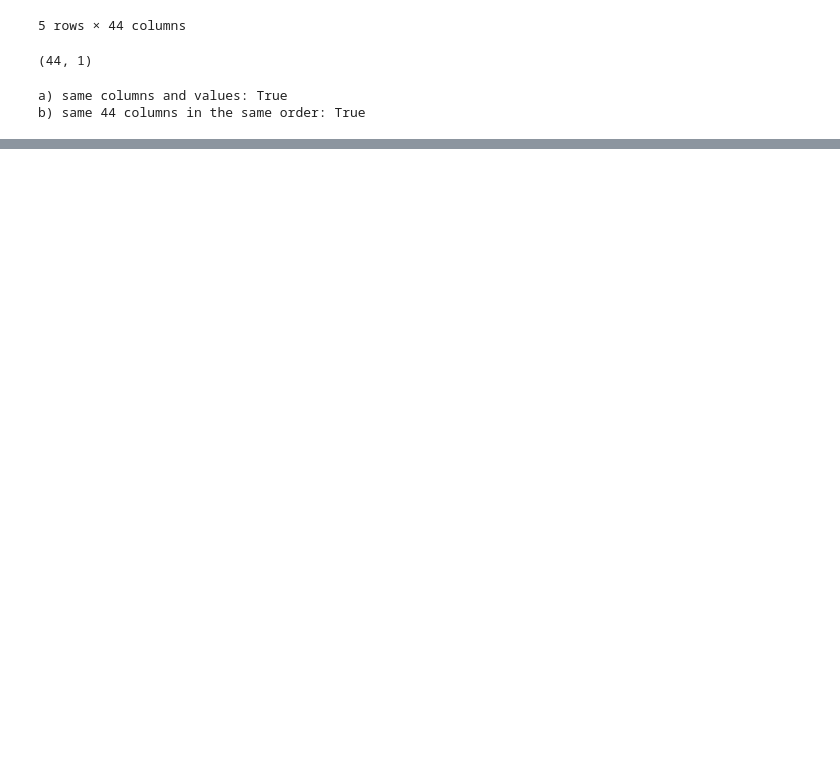
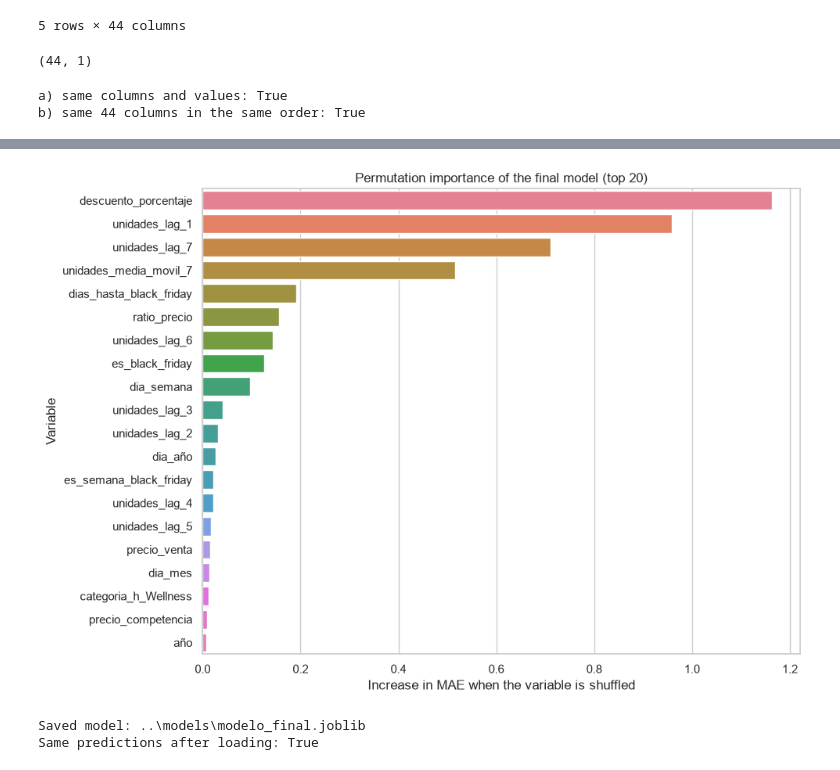
Before and after one commit to madatascienceml/black-friday-sales-forecasting, a Jupyter notebook: notebooks/entrenamiento.ipynb, the cells around one changed output, grey strips where cells are left out. Saved outputs shown, nothing was run; the diff lists cells and outputs as text; code cells hidden in the pictures; blank space fills up the shorter version.

```diff
--- a/notebooks/entrenamiento.ipynb
+++ b/notebooks/entrenamiento.ipynb
@@ -740,0 +1016,40 @@ b) same 44 columns in the same order: True
+# %%
+# Import the permutation importance function and joblib to save the model
+from sklearn.inspection import permutation_importance
+import joblib
+
+# Compute the permutation importance of the final model (increase in MAE when each predictor is shuffled)
+resultado = permutation_importance(
+    modelo_final, X_full, y_full,
+    scoring="neg_mean_absolute_error", n_repeats=10, random_state=42, n_jobs=-1,
+)
+
+# Build a dataframe sorted from the most to the least important predictor
+importancias_df = pd.DataFrame({
+    "variable": predictoras,
+    "importancia": resultado.importances_mean,
+    "desviacion": resultado.importances_std,
+}).sort_values("importancia", ascending=False).reset_index(drop=True)
+
+# Plot the top 20 predictors as horizontal bars, the most important at the top
+top_importancias = importancias_df.head(20)
+fig, ax = plt.subplots(figsize=(10, 7))
+sns.barplot(data=top_importancias, y="variable", x="importancia", hue="variable", legend=False, ax=ax)
+ax.set_title("Permutation importance of the final model (top 20)")
+ax.set_xlabel("Increase in MAE when the variable is shuffled")
+ax.set_ylabel("Variable")
+plt.tight_layout()
+plt.show()
+
+# Save the final model in the models folder
+ruta_modelo_final = ruta_modelos / "modelo_final.joblib"
+joblib.dump(modelo_final, ruta_modelo_final)
+
+# Check the saved file by loading it back and comparing its predictions with the in-memory model
+modelo_cargado = joblib.load(ruta_modelo_final)
+print("Saved model:", ruta_modelo_final)
+print("Same predictions after loading:", np.allclose(modelo_cargado.predict(X_full), modelo_final.predict(X_full)))
+# %% [output]
+[figure, added]
+Saved model: ..\models\modelo_final.joblib
+Same predictions after loading: True
```
Also changed, not shown: parts of 9 cells of this notebook, 2 other files.
